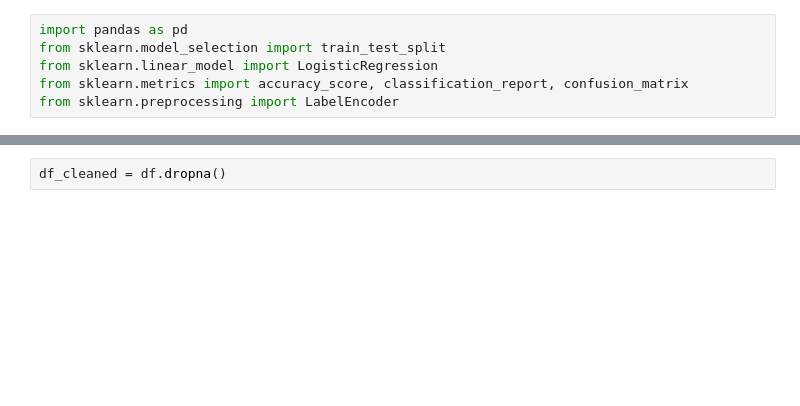
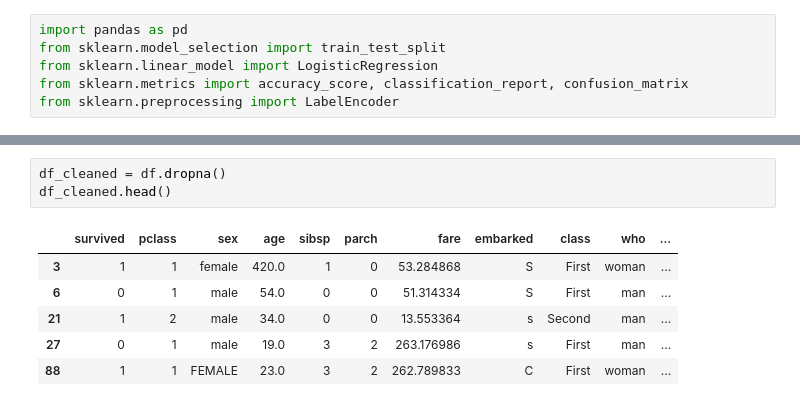
Before and after one commit to AmoghNamuduri/NAISS-Spring-2025-MLB-project-1-data-preprocessing-and-whitebox-model-training, a Jupyter notebook: FinalModel.ipynb, the cells around one changed output, grey strips where cells are left out. Drawn from its saved outputs; the diff is of its cells as text; blank space fills up the shorter version.

```diff
--- a/FinalModel.ipynb
+++ b/FinalModel.ipynb
@@ -14,3 +14,11 @@ df = pd.read_csv(file)
 # %%
 df_cleaned = df.dropna()
+df_cleaned.head()
+# %% [output]
+|  | survived | pclass | sex | age | sibsp | parch | fare | embarked | class | who | ... |
+| 3 | 1 | 1 | female | 420.0 | 1 | 0 | 53.284868 | S | First | woman | ... |
+| 6 | 0 | 1 | male | 54.0 | 0 | 0 | 51.314334 | S | First | man | ... |
+| 21 | 1 | 2 | male | 34.0 | 0 | 0 | 13.553364 | s | Second | man | ... |
+| 27 | 0 | 1 | male | 19.0 | 3 | 2 | 263.176986 | s | First | man | ... |
+| 88 | 1 | 1 | FEMALE | 23.0 | 3 | 2 | 262.789833 | C | First | woman | ... |
 # %%
```
Also changed, not shown: parts of 6 cells of this notebook.
